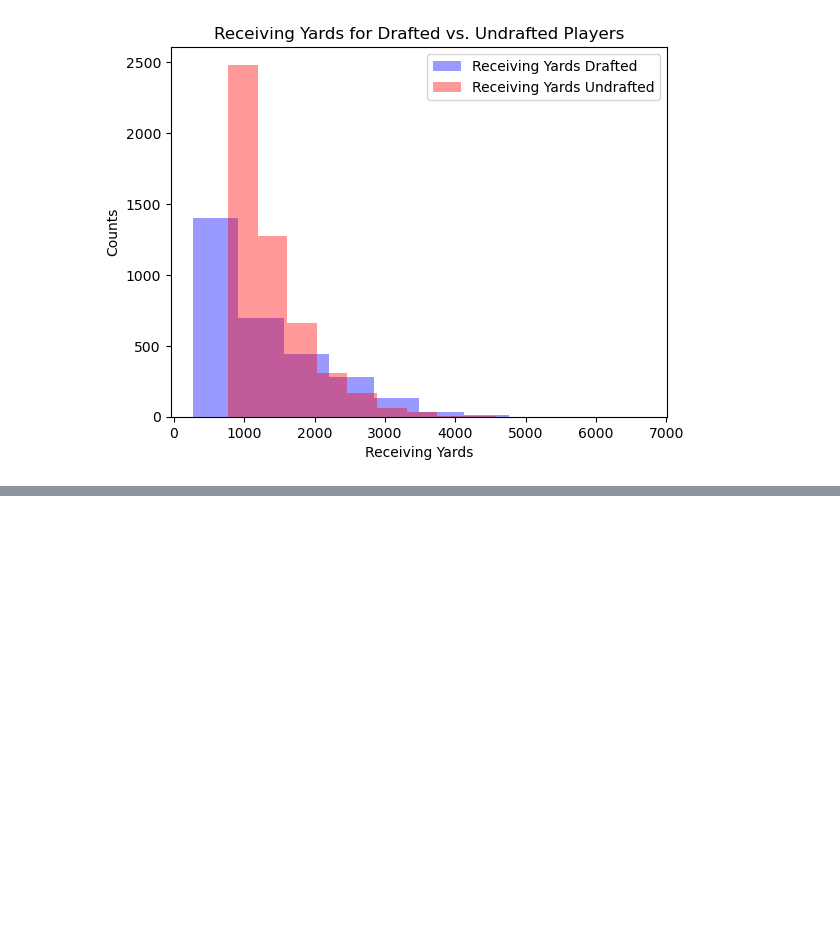
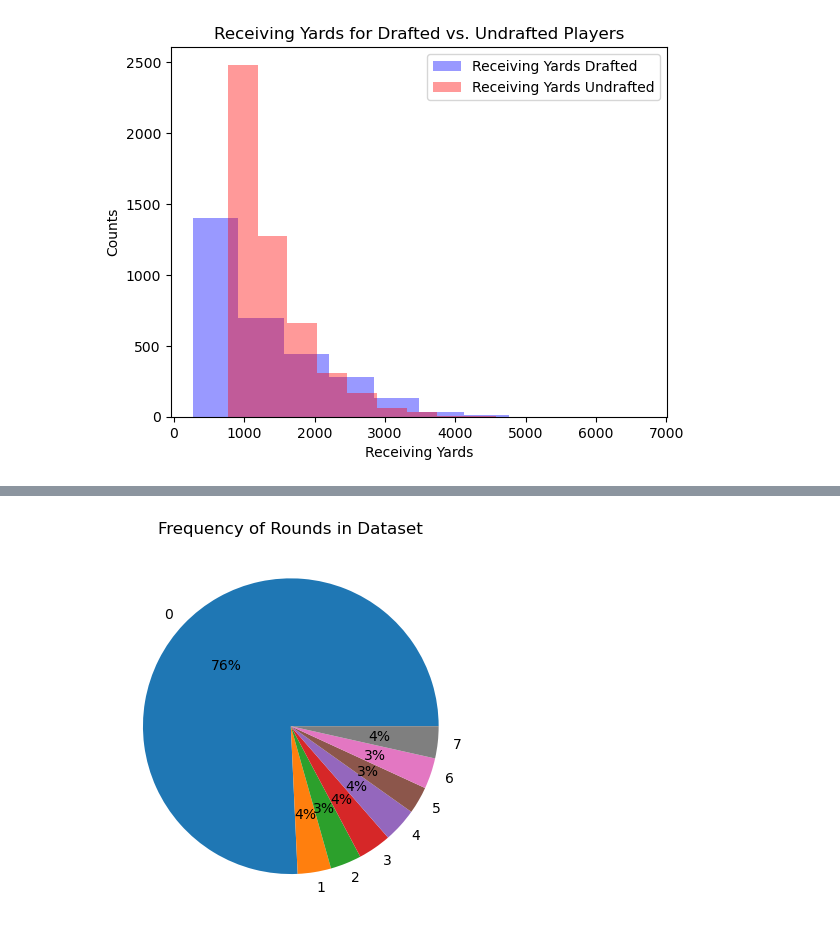
Before and after one commit to ckourkou/DATA-1030-Final-Project, a Jupyter notebook: Draft Round Project.ipynb, the cells around one changed output, grey strips where cells are left out. Saved outputs shown, nothing was run; the diff lists cells and outputs as text; code cells hidden in the pictures; blank space fills up the shorter version.

Commit message:
created some charts for EDA

```diff
--- a/Draft Round Project.ipynb
+++ b/Draft Round Project.ipynb
@@ -360,9 +360,10 @@ common_cols = list(set(passing_cols).intersection(rushing_cols).intersection(rec
 all_players = all_passing.merge(all_rushing, how='outer', on=common_cols)
 all_players = all_players.merge(all_receiving, how='outer', on= common_cols)
 
-print('All features added:', len(all_players.columns) == len(passing_cols) + len(rushing_cols) + len(receiving_cols) - 2*len(common_cols))
-print('Dimensions:', all_players.shape)
-perc_missing_per_ftr = all_players.isnull().sum(axis=0)/all_players.shape[0]
-print('fraction of missing values in features:')
-print(perc_missing_per_ftr[perc_missing_per_ftr > 0])
+# Only include entries from 1993 onwards since the 7-round draft started in 1994
+all_players = all_players[all_players['To'] >= 1993]
+print(all_players['Round'].unique())
+
+# Make Round variable categorical
+all_players['Round'] = pd.Categorical(all_players['Round'])
 # %% [output]
@@ -385,0 +439,8 @@ dtype: float64
+# %%
+counts = all_players['Round'].value_counts().sort_values(ascending=False)
+counts = counts.reindex([0,1,2,3,4,5,6,7])
+plt.pie(counts, labels=counts.index, autopct='%1.0f%%')
+plt.title('Frequency of Rounds in Dataset')
+plt.show()
+# %% [output]
+[figure, added]
```
Also changed, not shown: parts of 12 cells of this notebook.
